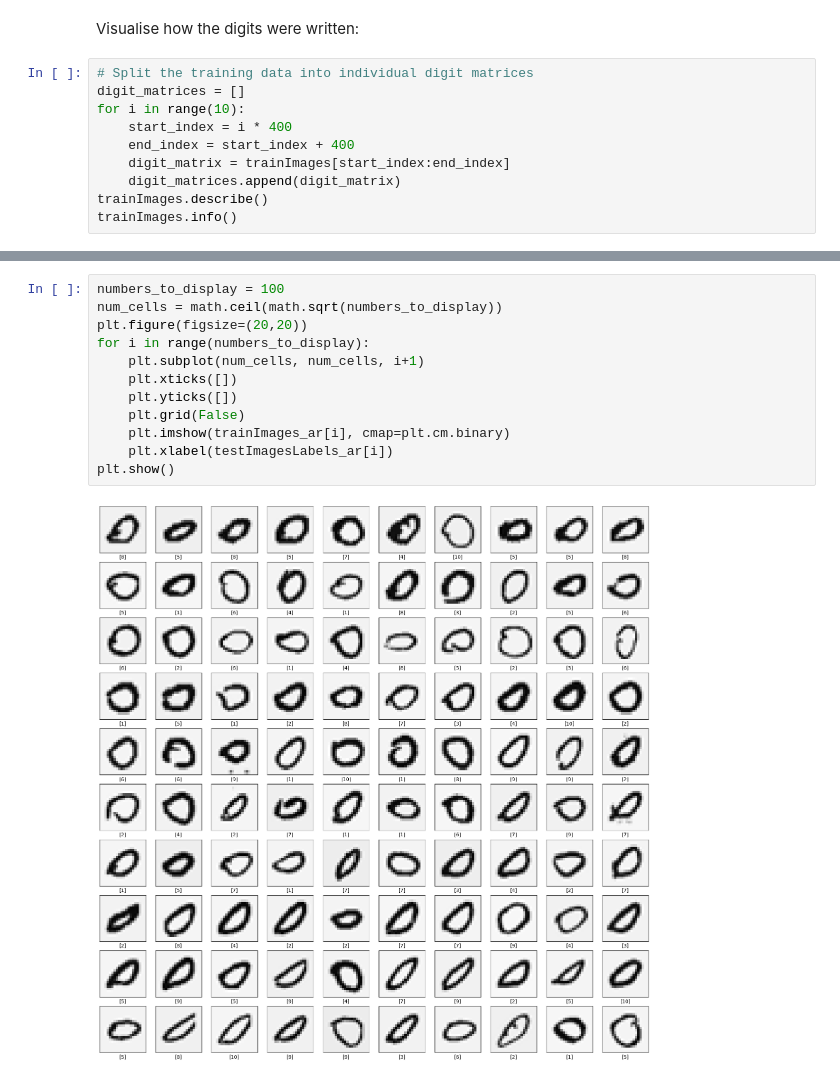
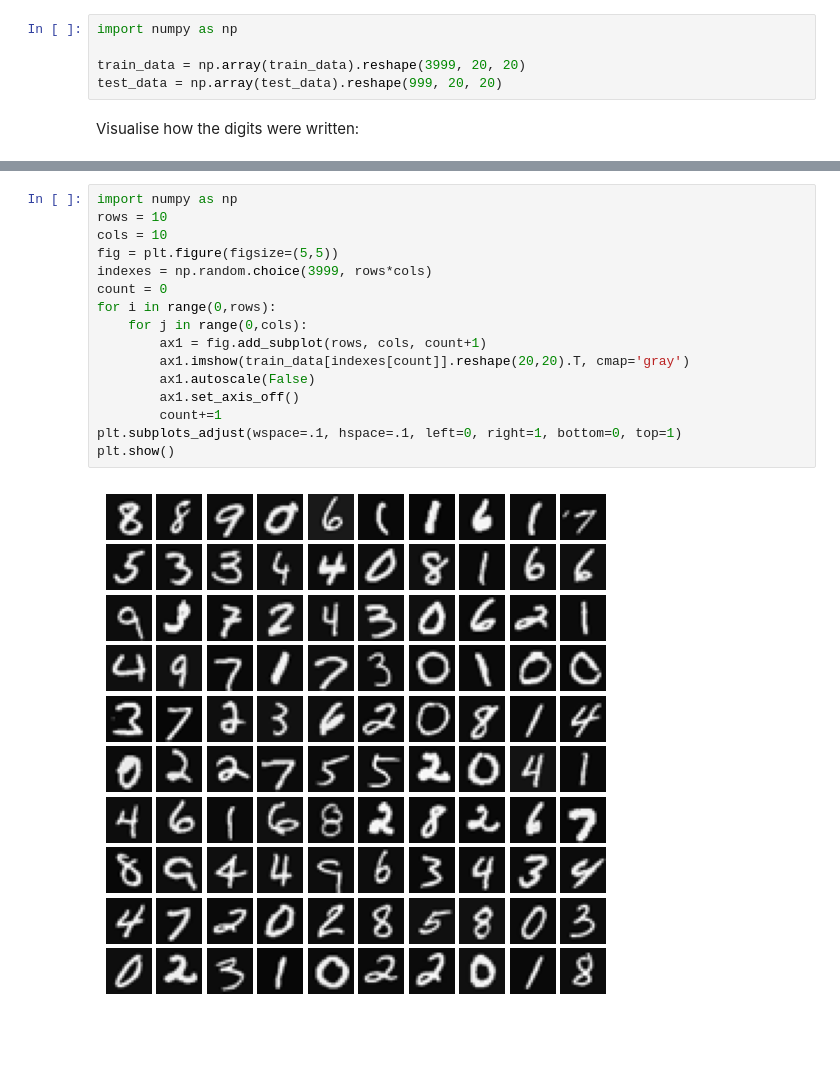
Before and after one commit to zeealhelfie/Math425-Final-Project, a Jupyter notebook: section#3/classifications.ipynb, the cells around one changed output, grey strips where cells are left out. Drawn from its saved outputs; the diff is of its cells as text; blank space fills up the shorter version.

```diff
--- a/section#3/classifications.ipynb
+++ b/section#3/classifications.ipynb
@@ -136,12 +49,7 @@ pd.DataFrame(trainImages_ar[0])
+# %%
+import numpy as np
+
+train_data = np.array(train_data).reshape(3999, 20, 20)
+test_data = np.array(test_data).reshape(999, 20, 20)
 # %% [markdown]
  Visualise how the digits were written:
-# %%
-# Split the training data into individual digit matrices
-digit_matrices = []
-for i in range(10):
-    start_index = i * 400
-    end_index = start_index + 400
-    digit_matrix = trainImages[start_index:end_index]
-    digit_matrices.append(digit_matrix)
-trainImages.describe()
-trainImages.info()
@@ -189,14 +56,18 @@ KeyError: 0
-# %%
-numbers_to_display = 100
-num_cells = math.ceil(math.sqrt(numbers_to_display))
-plt.figure(figsize=(20,20))
-for i in range(numbers_to_display):
-    plt.subplot(num_cells, num_cells, i+1)
-    plt.xticks([])
-    plt.yticks([])
-    plt.grid(False)
-    plt.imshow(trainImages_ar[i], cmap=plt.cm.binary)
-    plt.xlabel(testImagesLabels_ar[i])
-plt.show()
-# %% [output]
-[figure, removed]
+# %%
+import numpy as np
+rows = 10
+cols = 10
+fig = plt.figure(figsize=(5,5))
+indexes = np.random.choice(3999, rows*cols)
+count = 0
+for i in range(0,rows):
+    for j in range(0,cols):
+        ax1 = fig.add_subplot(rows, cols, count+1)
+        ax1.imshow(train_data[indexes[count]].reshape(20,20).T, cmap='gray')
+        ax1.autoscale(False)
+        ax1.set_axis_off()
+        count+=1
+plt.subplots_adjust(wspace=.1, hspace=.1, left=0, right=1, bottom=0, top=1)
+plt.show()
+# %% [output]
+[figure, added]
```
Also changed, not shown: parts of 21 cells of this notebook.
